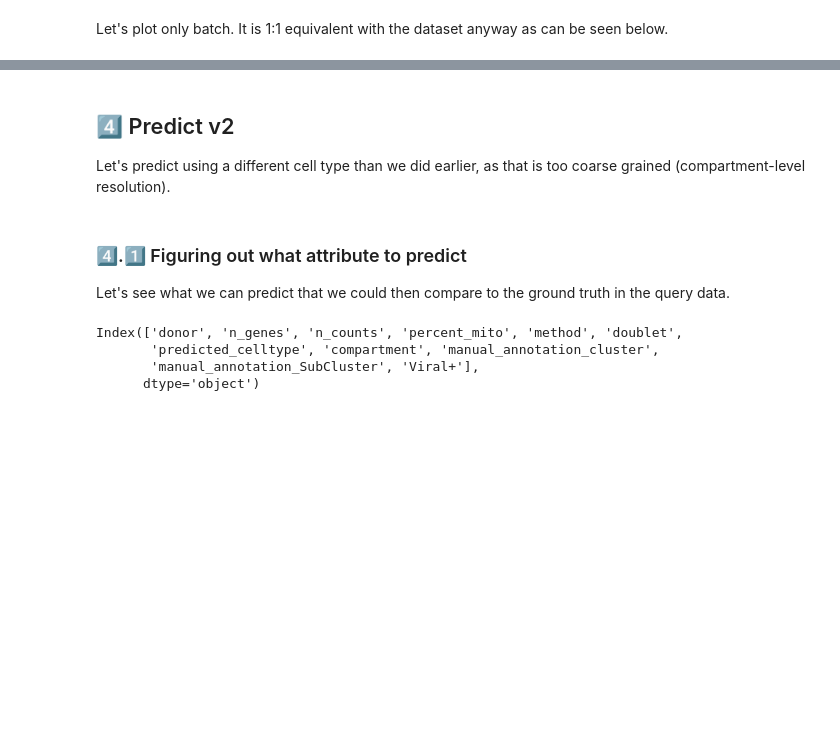
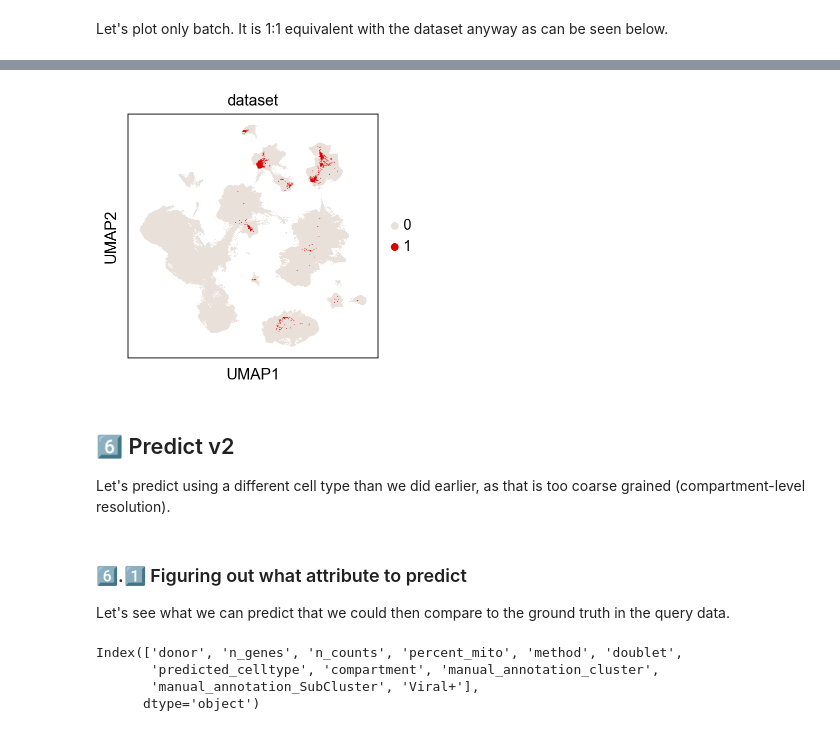
Before and after one commit to YosefLab/scvi-hub-reproducibility, a Jupyter notebook: analytics_query_ref_v2.ipynb, the cells around one changed output, grey strips where cells are left out. Saved outputs shown, nothing was run; the diff lists cells and outputs as text; code cells hidden in the pictures; blank space fills up the shorter version.

```diff
--- a/analytics_query_ref_v2.ipynb
+++ b/analytics_query_ref_v2.ipynb
@@ -558,0 +540,14 @@ No data for colormapping provided via 'c'. Parameters 'cmap' will be ignored
+# %%
+# custom_pal = {"0": "#EAE0DA", "1": "#A0C3D2"}
+custom_pal = {"0": "#EAE0DA", "1": "#DC0000"}
+sc.pl.umap(
+    combined_emb_umap,
+    color=["batch"],
+    ncols=1,
+    frameon=True,
+    save="combined_umap_batch.svg",
+    palette=custom_pal,
+    size=combined_emb_umap.obs["umap_size"],
+    title="dataset"
+)
+# %% [output]
@@ -559,3 +555,4 @@ No data for colormapping provided via 'c'. Parameters 'cmap' will be ignored
+[figure, added]
 # %%
 # custom_pal = {}
 # for i in combined_emb_umap.obs.dataset.cat.categories:
@@ -572,7 +569,7 @@ No data for colormapping provided via 'c'. Parameters 'cmap' will be ignored
 #     size=combined_emb_umap.obs["umap_size"],
 # )
 # %% [markdown]
-## 4️⃣ Predict v2
+## 6️⃣ Predict v2
 
 Let's predict using a different cell type than we did earlier, as that is too coarse grained (compartment-level resolution).
 # %%
@@ -611,7 +608,7 @@ def weighted_prediction(weights, ref_cats):
 
 weights = distances_to_affinities(ref_distances)
 # %% [markdown]
-### 4️⃣.1️⃣ Figuring out what attribute to predict
+### 6️⃣.1️⃣ Figuring out what attribute to predict
 
 Let's see what we can predict that we could then compare to the ground truth in the query data.
 # %%
```
Also changed, not shown: parts of 13 cells of this notebook, 4 other files.
